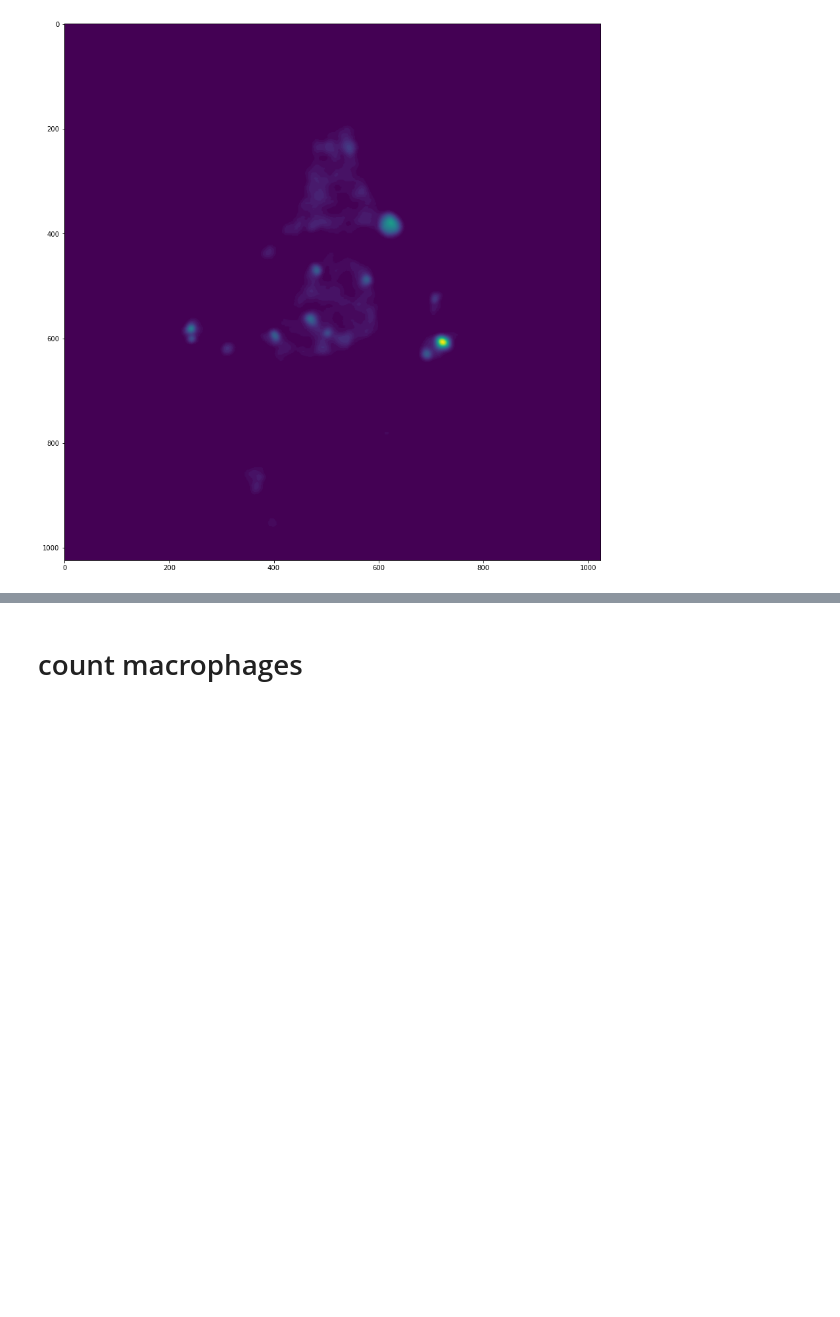
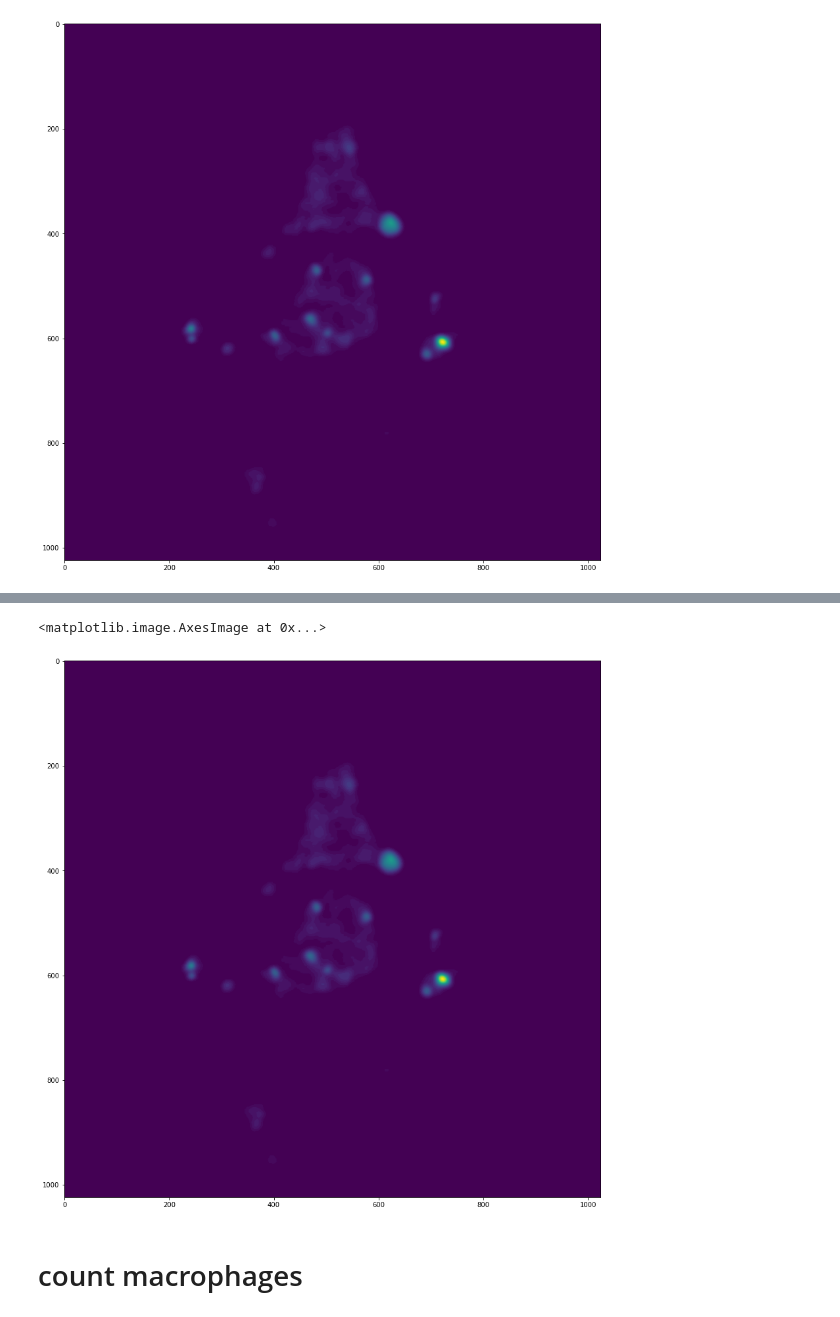
Before and after one commit to wgiese/zebrafish_xenograft_analysis, a Jupyter notebook: notebooks/count_macrophages.ipynb, the cells around one changed output, grey strips where cells are left out. Drawn from its saved outputs; the diff is of its cells as text; code cells hidden in the pictures; blank space fills up the shorter version.

```diff
--- a/notebooks/count_macrophages.ipynb
+++ b/notebooks/count_macrophages.ipynb
@@ -76,3 +73,11 @@ ax.imshow(im_macrophage_smoothed[50,:,:])
 # %% [output]
 <matplotlib.image.AxesImage at 0x...>
 [figure]
+# %%
+##### smooth all time points
+im_macrophage_smoothed_allFrames = np.zeros(im_macrophages.shape)
+for tp in range(im_macrophages.shape[0]):
+    # simply running the Gaussian filter over the whole data set without looping through the different time points
+    # didn't show the same smoothing
+    #print(tp)
+    im_macrophage_smoothed_allFrames[tp] = gaussian_filter(im_macrophages[tp], sigma = sigma0)
@@ -79,3 +102,9 @@ ax.imshow(im_macrophage_smoothed[50,:,:])
+# %%
+fig, ax = plt.subplots(figsize=(15,15))
+ax.imshow(im_macrophage_smoothed_allFrames[0,50,:,:])
+# %% [output]
+<matplotlib.image.AxesImage at 0x...>
+[figure, added]
 # %% [markdown]
 # count macrophages
 # %%
```
Also changed, not shown: parts of 10 cells of this notebook, 3 other files.
